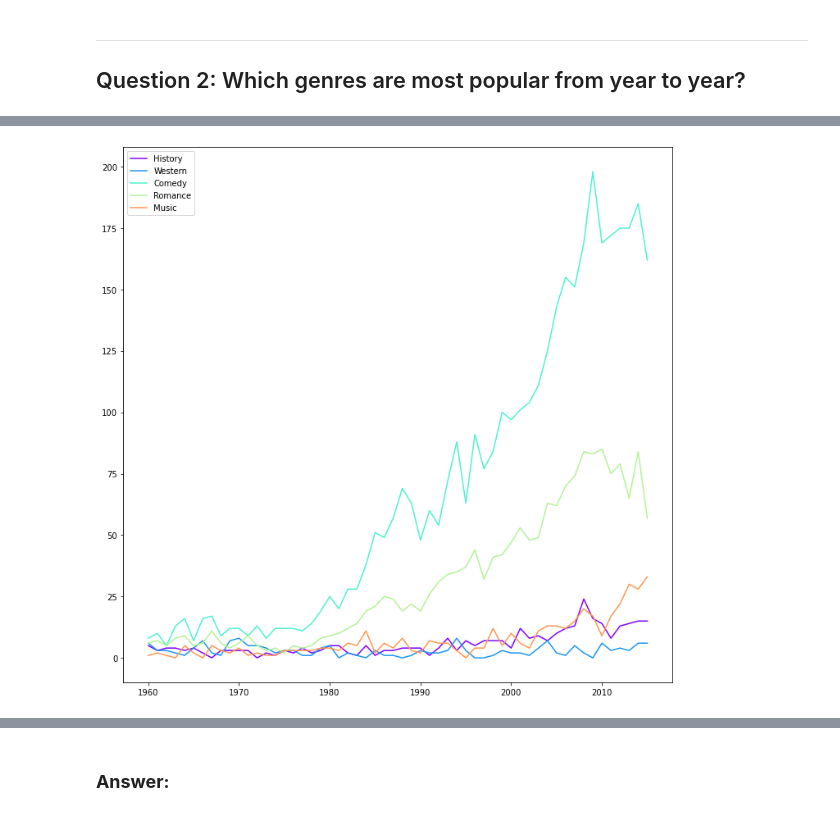
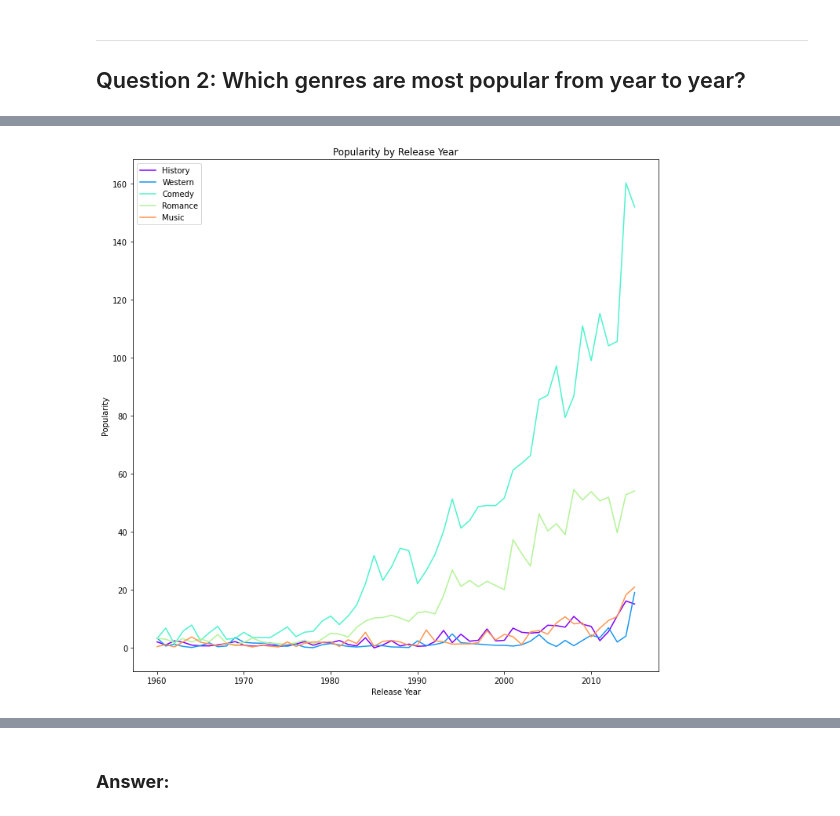
Before and after one commit to yufrances90/Investigate-a-Dataset, a Jupyter notebook: TMDB 5000 Movie Dataset.ipynb, the cells around one changed output, grey strips where cells are left out. Cells and saved outputs as stored; diff of their text form; code cells hidden in the pictures.

```diff
--- a/TMDB 5000 Movie Dataset.ipynb
+++ b/TMDB 5000 Movie Dataset.ipynb
@@ -430,0 +558,40 @@ adventure_by_release_year = new_df.set_index(['release_year'])['Adventure'].sum(
+# %%
+western_popularity_df = new_df[['Western', 'release_year', 'popularity']]
+
+western_popularity_df = western_popularity_df[western_popularity_df['Western'] == 1]
+
+western_popularity_df = western_popularity_df[['release_year', 'popularity']]
+
+western_popularity_df = western_popularity_df.set_index(['release_year'])
+
+western_by_release_year = western_popularity_df.sum(level=[0]).sort_index()
+# %%
+comedy_popularity_df = new_df[['Comedy', 'release_year', 'popularity']]
+
+comedy_popularity_df = comedy_popularity_df[comedy_popularity_df['Comedy'] == 1]
+
+comedy_popularity_df = comedy_popularity_df[['release_year', 'popularity']]
+
+comedy_popularity_df = comedy_popularity_df.set_index(['release_year'])
+
+comedy_by_release_year = comedy_popularity_df.sum(level=[0]).sort_index()
+# %%
+romance_popularity_df = new_df[['Romance', 'release_year', 'popularity']]
+
+romance_popularity_df = romance_popularity_df[romance_popularity_df['Romance'] == 1]
+
+romance_popularity_df = romance_popularity_df[['release_year', 'popularity']]
+
+romance_popularity_df = romance_popularity_df.set_index(['release_year'])
+
+romance_by_release_year = romance_popularity_df.sum(level=[0]).sort_index()
+# %%
+music_popularity_df = new_df[['Music', 'release_year', 'popularity']]
+
+music_popularity_df = music_popularity_df[music_popularity_df['Music'] == 1]
+
+music_popularity_df = music_popularity_df[['release_year', 'popularity']]
+
+music_popularity_df = music_popularity_df.set_index(['release_year'])
+
+music_by_release_year = music_popularity_df.sum(level=[0]).sort_index()
@@ -471,20 +710,24 @@ plt.show()
 # %%
 NUM_COLORS = 5
 
 cm = plt.get_cmap('rainbow')
 
 fig = plt.figure(figsize=(12, 12))
 ax = fig.add_subplot(111)
 
 mpl.rcParams['axes.prop_cycle'] = mpl.cycler(color=[cm(1.*i/NUM_COLORS) for i in range(NUM_COLORS)])
 
 ax.plot(history_by_release_year.index, history_by_release_year, label='History')
 ax.plot(western_by_release_year.index, western_by_release_year, label='Western')
 ax.plot(comedy_by_release_year.index, comedy_by_release_year, label='Comedy')
 ax.plot(romance_by_release_year.index, romance_by_release_year, label='Romance')
 ax.plot(music_by_release_year.index, music_by_release_year, label='Music')
 
+ax.set_title("Popularity by Release Year")
+ax.set_xlabel("Release Year")
+ax.set_ylabel("Popularity")
+
 plt.legend()
 plt.show()
 # %% [output]
-[figure, old version]
+[figure, new version]
```
Also changed, not shown: parts of 40 cells of this notebook, 1 other file.
